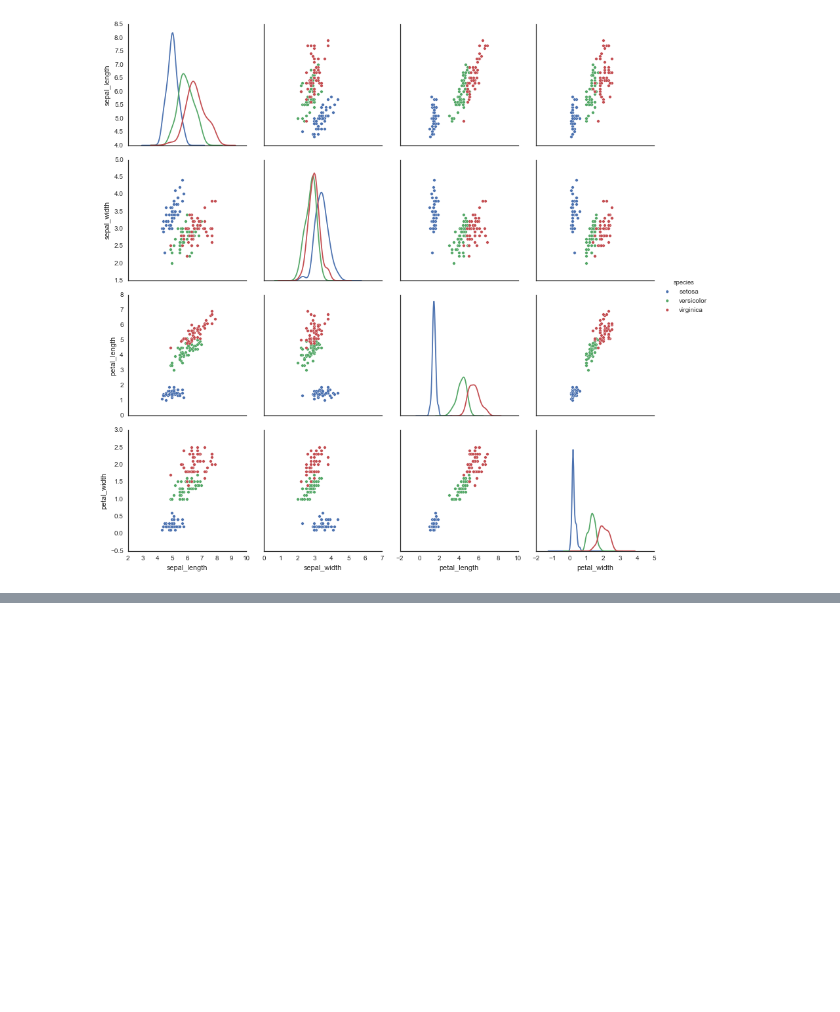
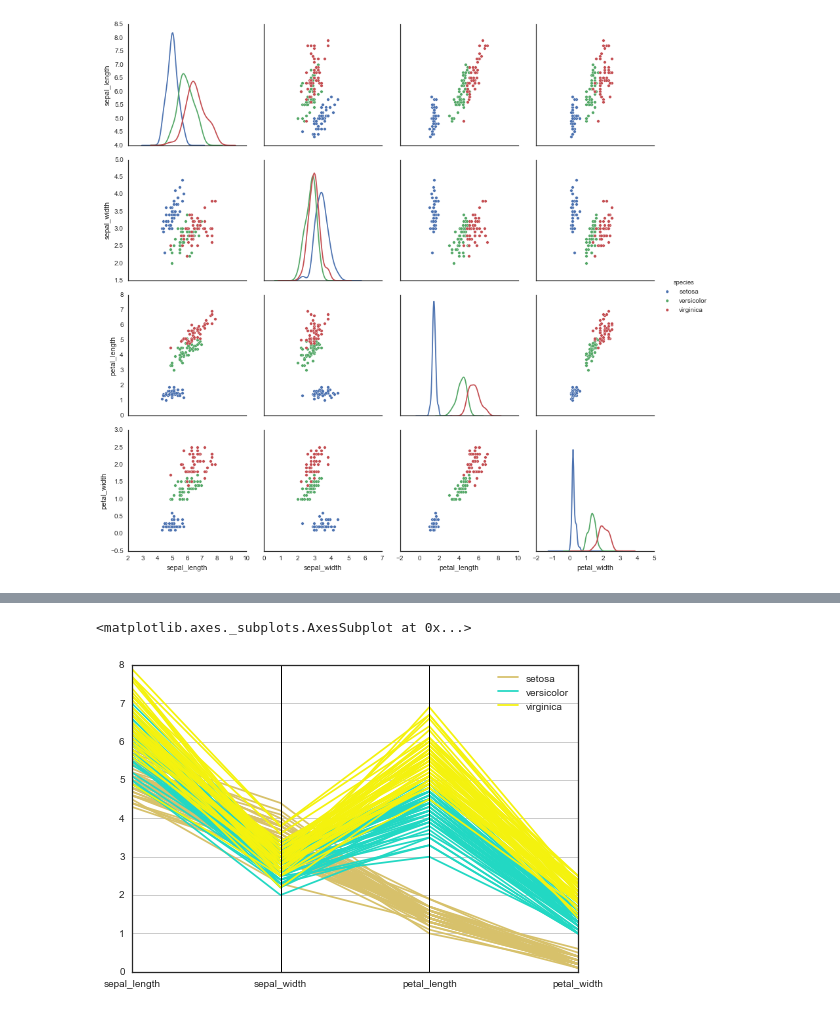
Before and after one commit to lorenanicole/iris_coder_dojo, a Jupyter notebook: iris_dataset_notebook.ipynb, the cells around one changed output, grey strips where cells are left out. Drawn from its saved outputs; the diff is of its cells as text; code cells hidden in the pictures; blank space fills up the shorter version.

```diff
--- a/iris_dataset_notebook.ipynb
+++ b/iris_dataset_notebook.ipynb
@@ -118,0 +133,9 @@ ValueError: labels ['Id'] not contained in axis
+# %%
+# Another multivariate visualization technique pandas has is parallel_coordinates
+# Parallel coordinates plots each feature on a separate column & then draws lines
+# connecting the features for each data sample
+from pandas.tools.plotting import parallel_coordinates
+parallel_coordinates(iris, "species")
+# %% [output]
+<matplotlib.axes._subplots.AxesSubplot at 0x...>
+[figure, added]
```
Also changed, not shown: parts of 3 cells of this notebook.
